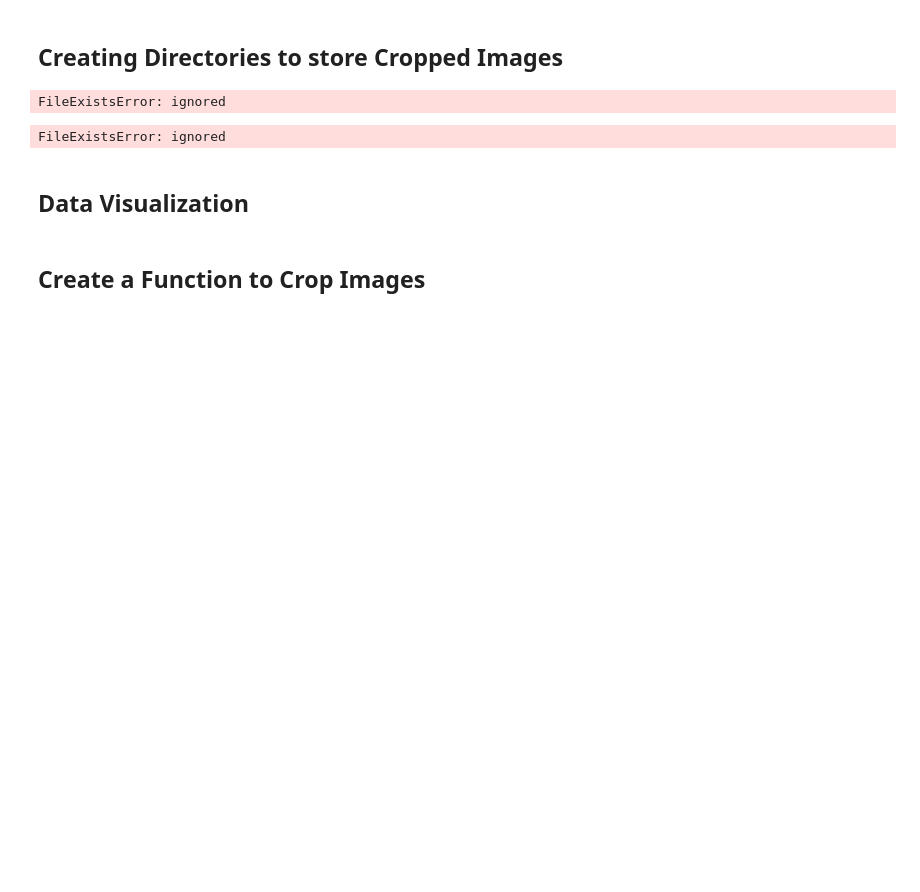
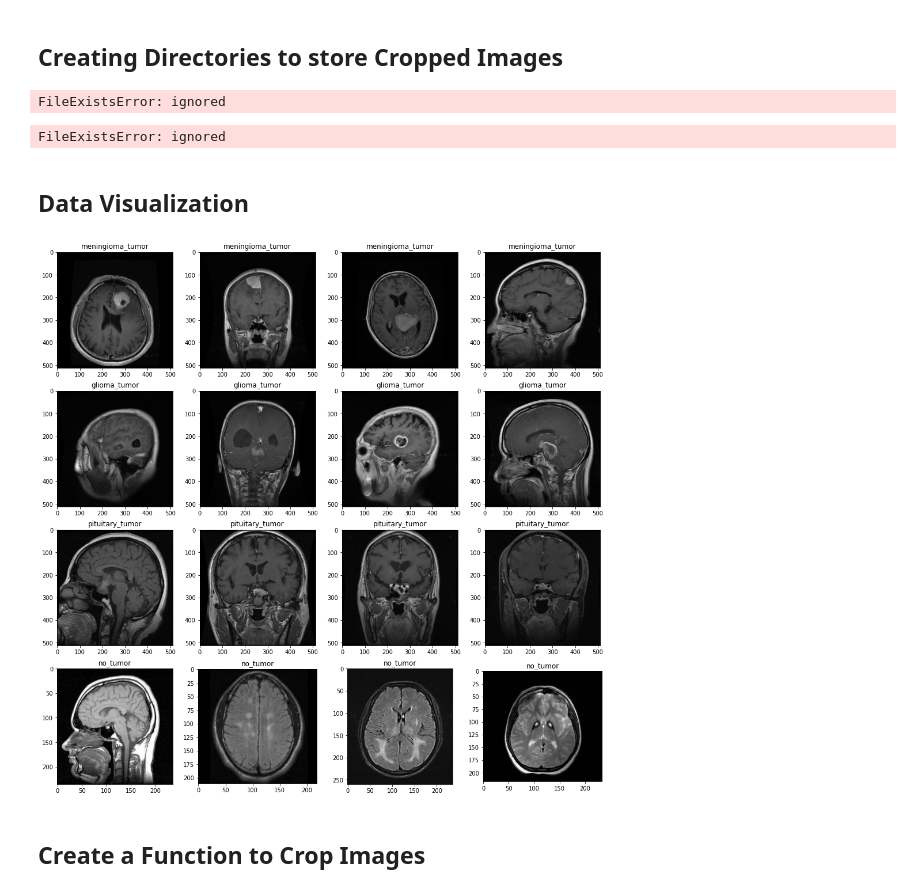
Before and after one commit to Ryukijano/brain_tumor_classifier, a Jupyter notebook: Brain_Tumor_Classification.ipynb, the cells around one changed output. Drawn from its saved outputs; the diff is of its cells as text; code cells hidden in the pictures; blank space fills up the shorter version.

```diff
--- a/Brain_Tumor_Classification.ipynb
+++ b/Brain_Tumor_Classification.ipynb
@@ -60,10 +55,25 @@ FileExistsError: ignored
 # %%
 train_dir="/content/Coursera-Content/Brain-MRI/Training/"
 test_dir="/content/Coursera-Content/Brain-MRI/Testing/"
 classes = os.listdir("/content/Coursera-Content/Brain-MRI/Training")
-files_path_dict={}
+files_path_dict = {}
 
 for c in classes:
-  files_path_dict[c] = list(map(lambda))
+  files_path_dict[c] = list(map(lambda x : train_dir+c+'/'+x, os.listdir(train_dir+c)))
+
+plt.figure(figsize=(17,17))
+index = 0
+
+for c in classes:
+  random.shuffle(files_path_dict[c])
+  path_list = files_path_dict[c][:5]
+
+  for i in range(1,5):
+    index += 1
+    plt.subplot(4,4,index)
+    plt.imshow(load_img(path_list[i]))
+    plt.title(c)
+# %% [output]
+[figure, added]
 # %% [markdown]
 ## Create a Function to Crop Images
```
Also changed, not shown: parts of 23 cells of this notebook.
